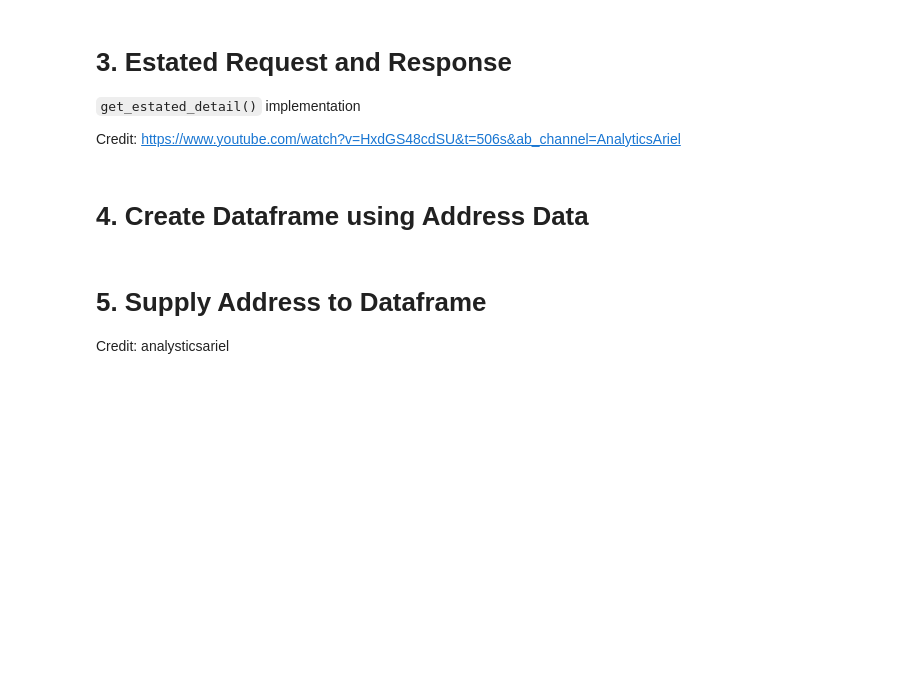
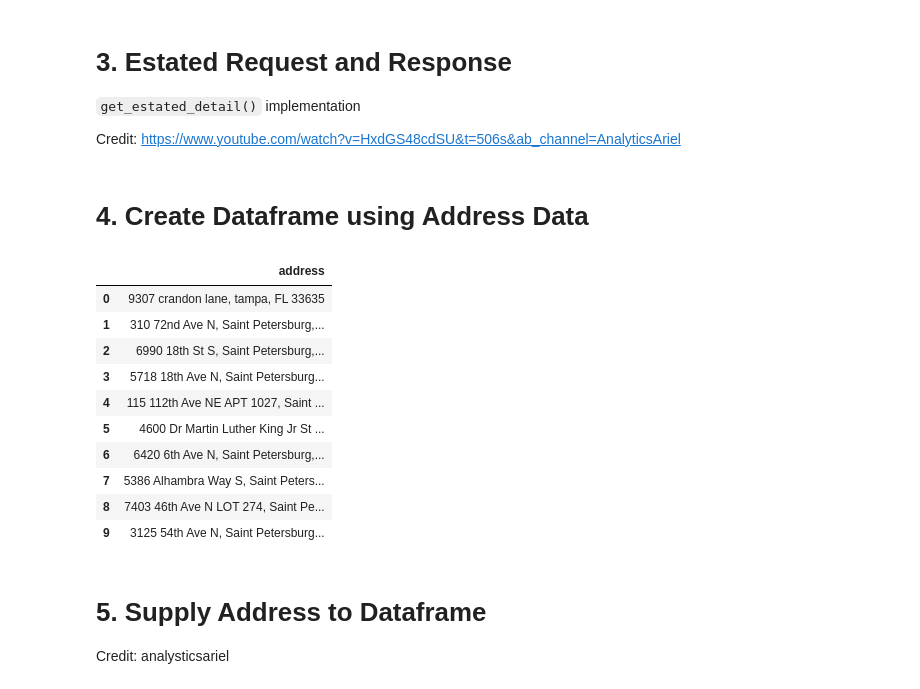
Before and after one commit to sid-ak/JPHomeValue, a Jupyter notebook: requests/estatedapi.ipynb, the cells around one changed output. Saved outputs shown, nothing was run; the diff lists cells and outputs as text; code cells hidden in the pictures; blank space fills up the shorter version.

```diff
--- a/requests/estatedapi.ipynb
+++ b/requests/estatedapi.ipynb
@@ -70,12 +72,24 @@ df_addresses_clean = df_addresses_clean.reset_index(drop=True)
 # %%
 # Manual Testing since API calls are limited and expensive
 
 # create a dataframe
-#d = {'address': ['9307 crandon lane, tampa, FL 33635', '310 72nd Ave N, Saint Petersburg, FL 33702', '135 NW Monroe Cir N, Saint Petersburg, FL 33702', '6990 18th St S, Saint Petersburg, FL 33712', '5718 18th Ave N, Saint Petersburg, FL 33710', '115 112th Ave NE APT 1027, Saint Petersburg, FL 33716', '4600 Dr Martin Luther King Jr St N, Saint Petersburg, FL 33703', '6420 6th Ave N, Saint Petersburg, FL 33710', '5386 Alhambra Way S, Saint Petersburg, FL 33712', '7403 46th Ave N LOT 274, Saint Petersburg, FL 33709', '3125 54th Ave N, Saint Petersburg, FL 33714'   ]}
+d = {'address': ['9307 crandon lane, tampa, FL 33635', '310 72nd Ave N, Saint Petersburg, FL 33702', '6990 18th St S, Saint Petersburg, FL 33712', '5718 18th Ave N, Saint Petersburg, FL 33710', '115 112th Ave NE APT 1027, Saint Petersburg, FL 33716', '4600 Dr Martin Luther King Jr St N, Saint Petersburg, FL 33703', '6420 6th Ave N, Saint Petersburg, FL 33710', '5386 Alhambra Way S, Saint Petersburg, FL 33712', '7403 46th Ave N LOT 274, Saint Petersburg, FL 33709', '3125 54th Ave N, Saint Petersburg, FL 33714'   ]}
 #d = {'address': ['9307 crandon lane, tampa, FL 33635']}#, '310 72nd Ave N, Saint Petersburg, FL 33702']}#, '310 72nd Ave N, Saint Petersburg, FL 33702', '135 NW Monroe Cir N, Saint Petersburg, FL 33702' ]}
-d = {'address': ['214 W Emily St, Tampa, FL 33603']}
+#d = {'address': ['135 NW Monroe Cir N, Saint Petersburg, FL 33702']}
 _df_addresses = pd.DataFrame(data=d)
-#_df_addresses
+_df_addresses
+# %% [output]
+|  | address |
+| 0 | 9307 crandon lane, tampa, FL 33635 |
+| 1 | 310 72nd Ave N, Saint Petersburg,... |
+| 2 | 6990 18th St S, Saint Petersburg,... |
+| 3 | 5718 18th Ave N, Saint Petersburg... |
+| 4 | 115 112th Ave NE APT 1027, Saint ... |
+| 5 | 4600 Dr Martin Luther King Jr St ... |
+| 6 | 6420 6th Ave N, Saint Petersburg,... |
+| 7 | 5386 Alhambra Way S, Saint Peters... |
+| 8 | 7403 46th Ave N LOT 274, Saint Pe... |
+| 9 | 3125 54th Ave N, Saint Petersburg... |
 # %% [markdown]
 # 5. Supply Address to Dataframe
 Credit: analysticsariel
```
Also changed, not shown: parts of 25 cells of this notebook.
